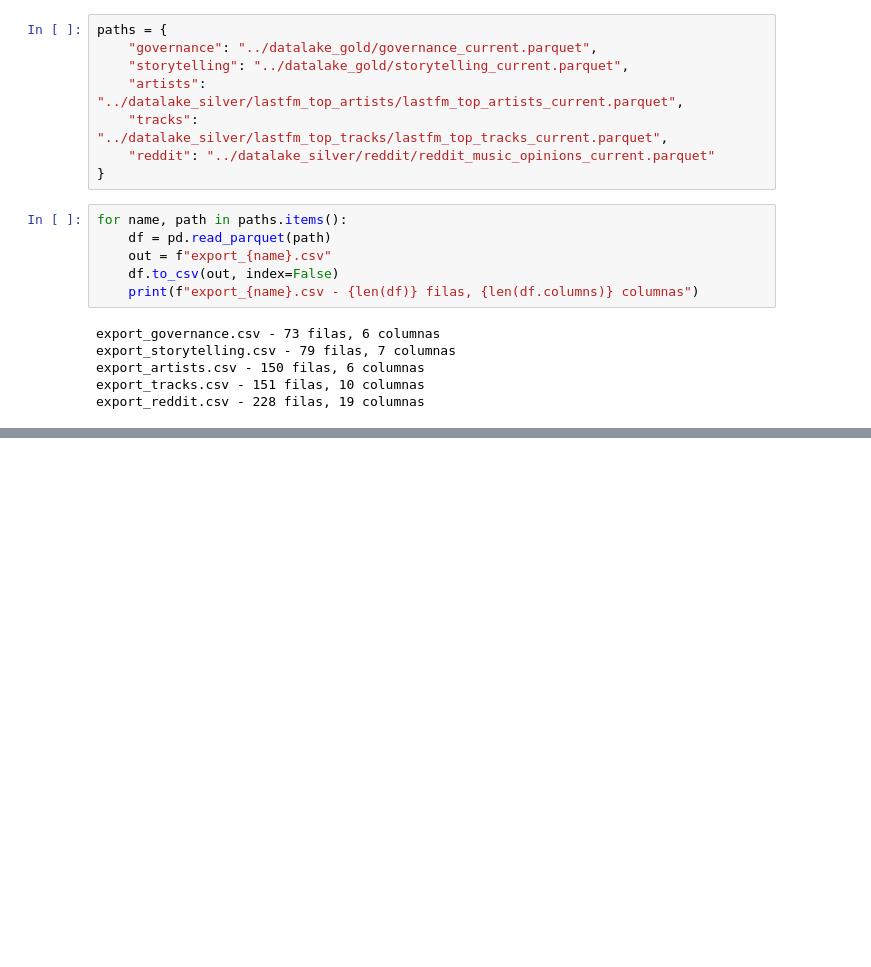
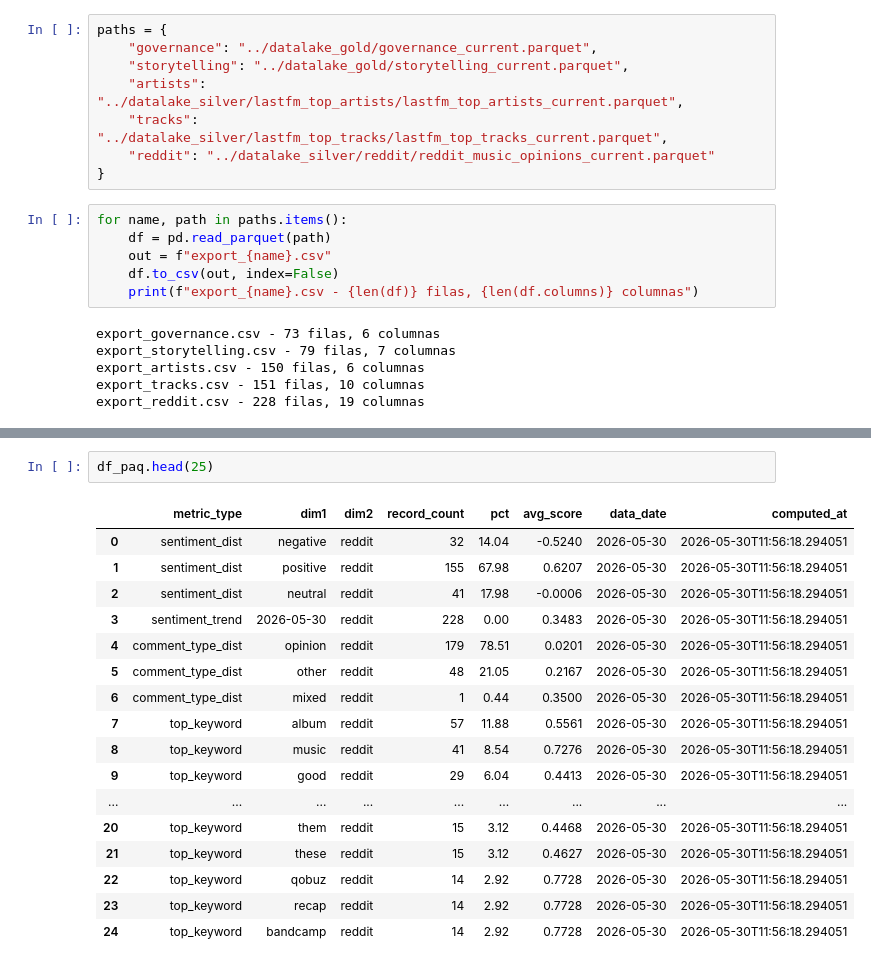
Before and after one commit to lozway/DataAnalysis, a Jupyter notebook: notebooks/esqm_limpieza.ipynb, the cells around one changed output, grey strips where cells are left out. Cells and saved outputs as stored; diff of their text form; blank space fills up the shorter version.

```diff
--- a/notebooks/esqm_limpieza.ipynb
+++ b/notebooks/esqm_limpieza.ipynb
@@ -736,3 +735,23 @@ df_paq.head(60)
+# %%
+df_paq.head(25)
+# %% [output]
+|  | metric_type | dim1 | dim2 | record_count | pct | avg_score | data_date | computed_at |
+| 0 | sentiment_dist | negative | reddit | 32 | 14.04 | -0.5240 | 2026-05-30 | 2026-05-30T11:56:18.294051 |
+| 1 | sentiment_dist | positive | reddit | 155 | 67.98 | 0.6207 | 2026-05-30 | 2026-05-30T11:56:18.294051 |
+| 2 | sentiment_dist | neutral | reddit | 41 | 17.98 | -0.0006 | 2026-05-30 | 2026-05-30T11:56:18.294051 |
+| 3 | sentiment_trend | 2026-05-30 | reddit | 228 | 0.00 | 0.3483 | 2026-05-30 | 2026-05-30T11:56:18.294051 |
+| 4 | comment_type_dist | opinion | reddit | 179 | 78.51 | 0.0201 | 2026-05-30 | 2026-05-30T11:56:18.294051 |
+| 5 | comment_type_dist | other | reddit | 48 | 21.05 | 0.2167 | 2026-05-30 | 2026-05-30T11:56:18.294051 |
+| 6 | comment_type_dist | mixed | reddit | 1 | 0.44 | 0.3500 | 2026-05-30 | 2026-05-30T11:56:18.294051 |
+| 7 | top_keyword | album | reddit | 57 | 11.88 | 0.5561 | 2026-05-30 | 2026-05-30T11:56:18.294051 |
+| 8 | top_keyword | music | reddit | 41 | 8.54 | 0.7276 | 2026-05-30 | 2026-05-30T11:56:18.294051 |
+| 9 | top_keyword | good | reddit | 29 | 6.04 | 0.4413 | 2026-05-30 | 2026-05-30T11:56:18.294051 |
+| ... | ... | ... | ... | ... | ... | ... | ... | ... |
+| 20 | top_keyword | them | reddit | 15 | 3.12 | 0.4468 | 2026-05-30 | 2026-05-30T11:56:18.294051 |
+| 21 | top_keyword | these | reddit | 15 | 3.12 | 0.4627 | 2026-05-30 | 2026-05-30T11:56:18.294051 |
+| 22 | top_keyword | qobuz | reddit | 14 | 2.92 | 0.7728 | 2026-05-30 | 2026-05-30T11:56:18.294051 |
+| 23 | top_keyword | recap | reddit | 14 | 2.92 | 0.7728 | 2026-05-30 | 2026-05-30T11:56:18.294051 |
+| 24 | top_keyword | bandcamp | reddit | 14 | 2.92 | 0.7728 | 2026-05-30 | 2026-05-30T11:56:18.294051 |
 # %%
 df_paq.info()
 # %% [output]
```
Also changed, not shown: parts of 3 cells of this notebook, 5 other files.
